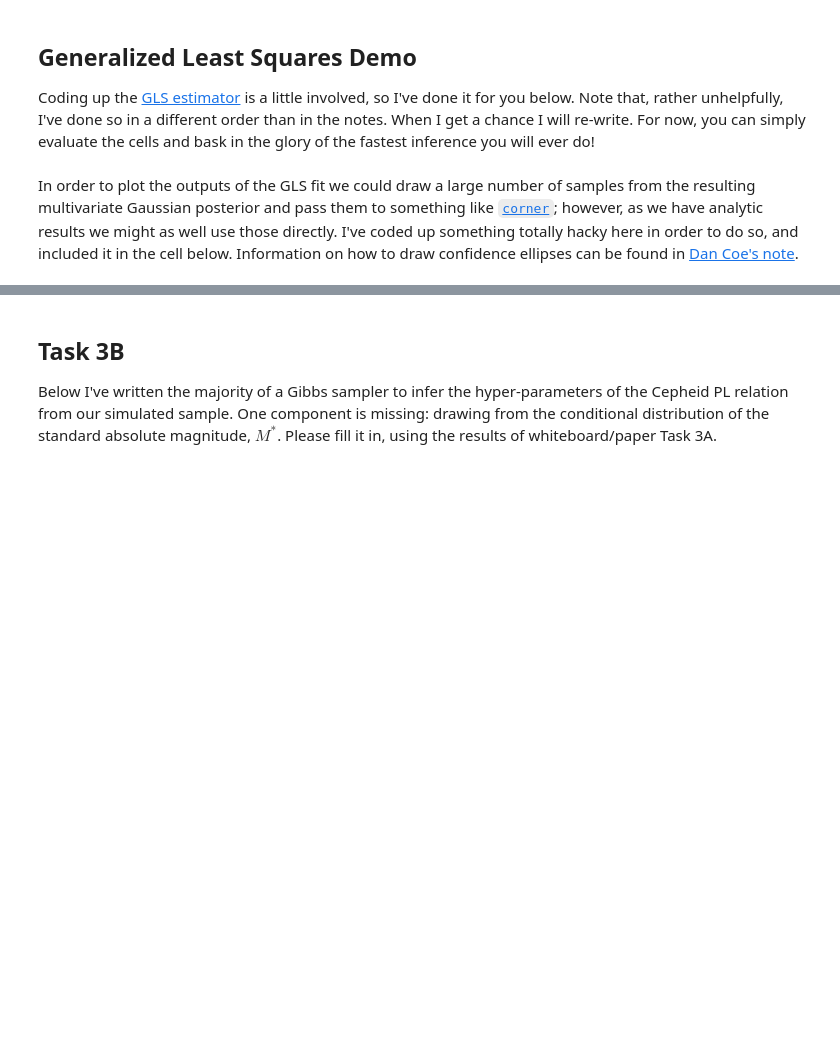
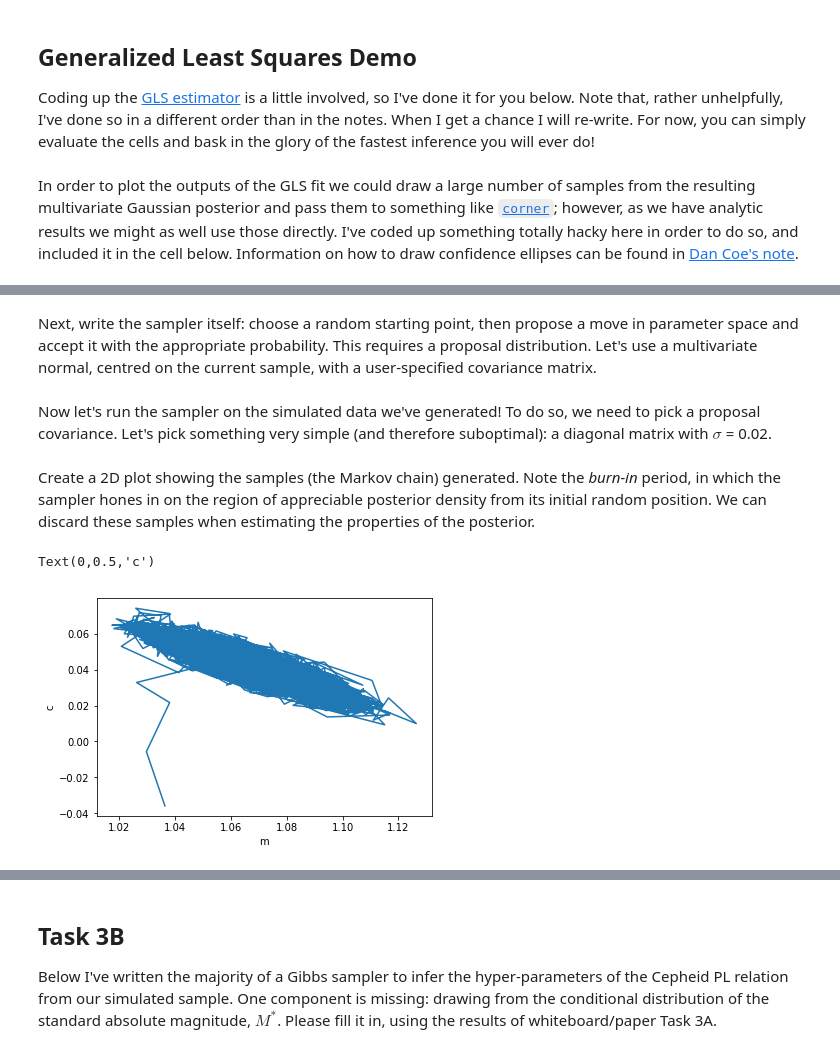
Before and after one commit to sfeeney/ahw19, a Jupyter notebook: ahw_complete.ipynb, the cells around one changed output, grey strips where cells are left out. Drawn from its saved outputs; the diff is of its cells as text; code cells hidden in the pictures; blank space fills up the shorter version.

Commit message:
Basic MH algorithm added.

```diff
--- a/ahw_complete.ipynb
+++ b/ahw_complete.ipynb
@@ -250,0 +263,49 @@ test = schmorner(gls_pars, gls_pars_cov, pars[0: 2], par_names[0: 2])
+# %% [markdown]
+Next, write the sampler itself: choose a random starting point, then propose a move in parameter space and accept it with the appropriate probability. This requires a proposal distribution. Let's use a multivariate normal, centred on the current sample, with a user-specified covariance matrix.
+# %%
+def mh_sampler(n_samples, x, y, var_noise, mu_slope, sig_slope, mu_intcpt, sig_intcpt, prop_cov):
+
+    # setup
+    samples = np.zeros((n_samples, 2))
+    ln_posts = np.zeros(n_samples)
+
+    # draw random starting point from prior
+    samples[0, 0] = npr.randn() * sig_slope + mu_slope
+    samples[0, 1] = npr.randn() * sig_intcpt + mu_intcpt
+    ln_posts[0] = ln_like(x, y, var_noise, samples[0, :]) + \
+                  ln_prior(mu_slope, sig_slope, mu_intcpt, sig_intcpt, samples[0, :])
+
+    # MH algorithm
+    for i in range(n_samples - 1):
+
+        # propose new point in parameter space
+        proposal = npr.multivariate_normal(samples[i, :], prop_cov)
+
+        # calculate acceptance probability:
+        ln_post_prop = ln_like(x, y, var_noise, proposal) + \
+                       ln_prior(mu_slope, sig_slope, mu_intcpt, sig_intcpt, proposal)
+        ratio = np.exp(ln_post_prop - ln_posts[i])
+
+        # accept or reject?
+        if ratio >= npr.rand():
+            samples[i + 1, :] = proposal
+            ln_posts[i + 1] = ln_post_prop
+        else:
+            samples[i + 1, :] = samples[i, :]
+            ln_posts[i + 1] = ln_posts[i]
+
+    return samples, ln_posts
+# %% [markdown]
+Now let's run the sampler on the simulated data we've generated! To do so, we need to pick a proposal covariance. Let's pick something very simple (and therefore suboptimal): a diagonal matrix with $\sigma$ = 0.02.
+# %%
+prop_cov = np.eye(2) * 0.02 ** 2
+samples, ln_posts = mh_sampler(50000, x, y, pars[2], mu_slope, sig_slope, mu_intcpt, sig_intcpt, prop_cov)
+# %% [markdown]
+Create a 2D plot showing the samples (the Markov chain) generated. Note the *burn-in* period, in which the sampler hones in on the region of appreciable posterior density from its initial random position. We can discard these samples when estimating the properties of the posterior.
+# %%
+mp.plot(samples[:, 0], samples[:, 1])
+mp.xlabel(par_names[0])
+mp.ylabel(par_names[1])
+# %% [output]
+Text(0,0.5,'c')
+[figure, added]
```
Also changed, not shown: parts of 5 cells of this notebook.
